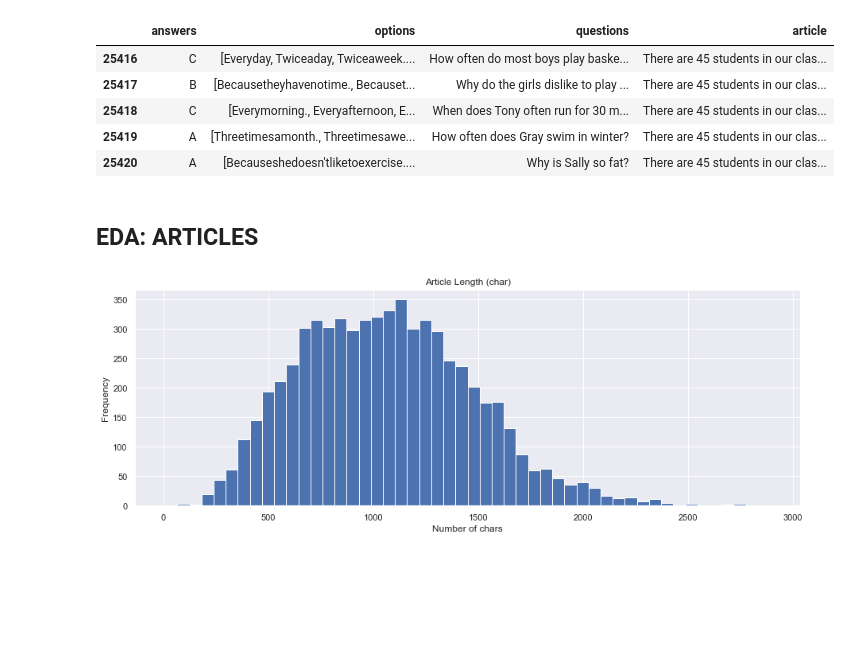
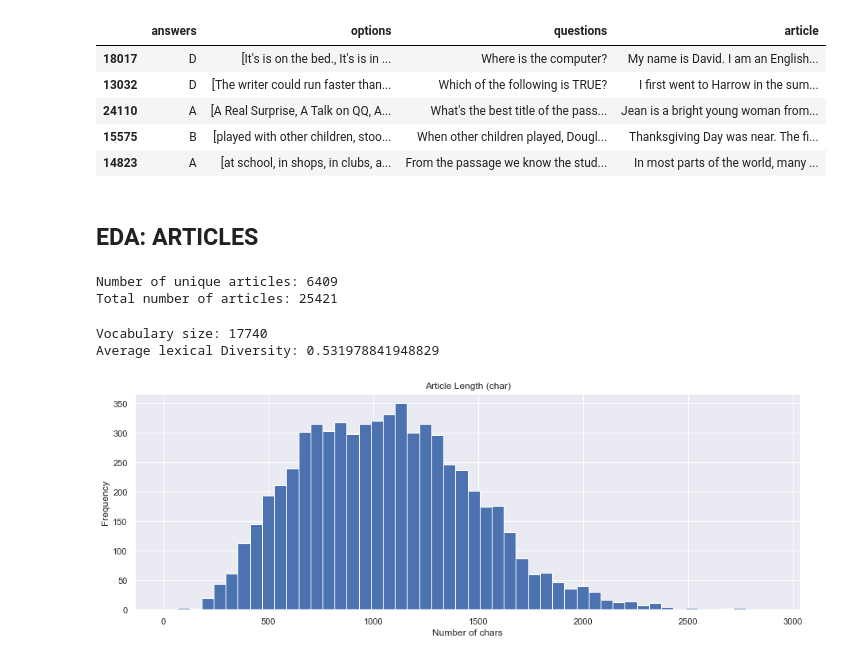
Before and after one commit to vinhng10/decepticon, a Jupyter notebook: EDA/data_exploration.ipynb, the cells around one changed output. Cells and saved outputs as stored; diff of their text form; code cells hidden in the pictures; blank space fills up the shorter version.

```diff
--- a/EDA/data_exploration.ipynb
+++ b/EDA/data_exploration.ipynb
@@ -55,15 +55,20 @@ for file in files:
     dfs.append(data) # append the data frame to the list
 # %%
 df = pd.concat(dfs, ignore_index=True).drop("id", axis=1) # concatenate all the data frames in the list.
-df.tail(5) ## middle tail is weird
+df.sample(5) ## middle tail is weird
 # %% [output]
 |  | answers | options | questions | article |
-| 25416 | C | [Everyday, Twiceaday, Twiceaweek.... | How often do most boys play baske... | There are 45 students in our clas... |
-| 25417 | B | [Becausetheyhavenotime., Becauset... | Why do the girls dislike to play ... | There are 45 students in our clas... |
-| 25418 | C | [Everymorning., Everyafternoon, E... | When does Tony often run for 30 m... | There are 45 students in our clas... |
-| 25419 | A | [Threetimesamonth., Threetimesawe... | How often does Gray swim in winter? | There are 45 students in our clas... |
-| 25420 | A | [Becauseshedoesn'tliketoexercise.... | Why is Sally so fat? | There are 45 students in our clas... |
+| 18017 | D | [It's is on the bed., It's is in ... | Where is the computer? | My name is David. I am an English... |
+| 13032 | D | [The writer could run faster than... | Which of the following is TRUE? | I first went to Harrow in the sum... |
+| 24110 | A | [A Real Surprise, A Talk on QQ, A... | What's the best title of the pass... | Jean is a bright young woman from... |
+| 15575 | B | [played with other children, stoo... | When other children played, Dougl... | Thanksgiving Day was near. The fi... |
+| 14823 | A | [at school, in shops, in clubs, a... | From the passage we know the stud... | In most parts of the world, many ... |
 # %% [markdown]
 ## EDA: ARTICLES
 # %%
 articles = df["article"].drop_duplicates()
+# %%
+print("Number of unique articles: %s\nTotal number of articles: %s" %(len(articles), len(df["article"])))
+# %% [output]
+Number of unique articles: 6409
+Total number of articles: 25421
@@ -70,3 +82,13 @@ articles = df["article"].drop_duplicates()
+# %%
+fdist = FreqDist()
+for item in articles:
+    for token in word_tokenize(item):
+        if (token.lower() not in stop_words) and token.isalpha():
+            fdist[token.lower()] += 1
+print("Vocabulary size: %s\nAverage lexical Diversity: %s " %(len(fdist), np.mean(lex_div) ))
+# %% [output]
+Vocabulary size: 17740
+Average lexical Diversity: 0.531978841948829
 # %%
 articles.apply(len).plot(kind="hist", bins=50)
 plt.xlabel("Number of chars")
```
Also changed, not shown: parts of 26 cells of this notebook.
